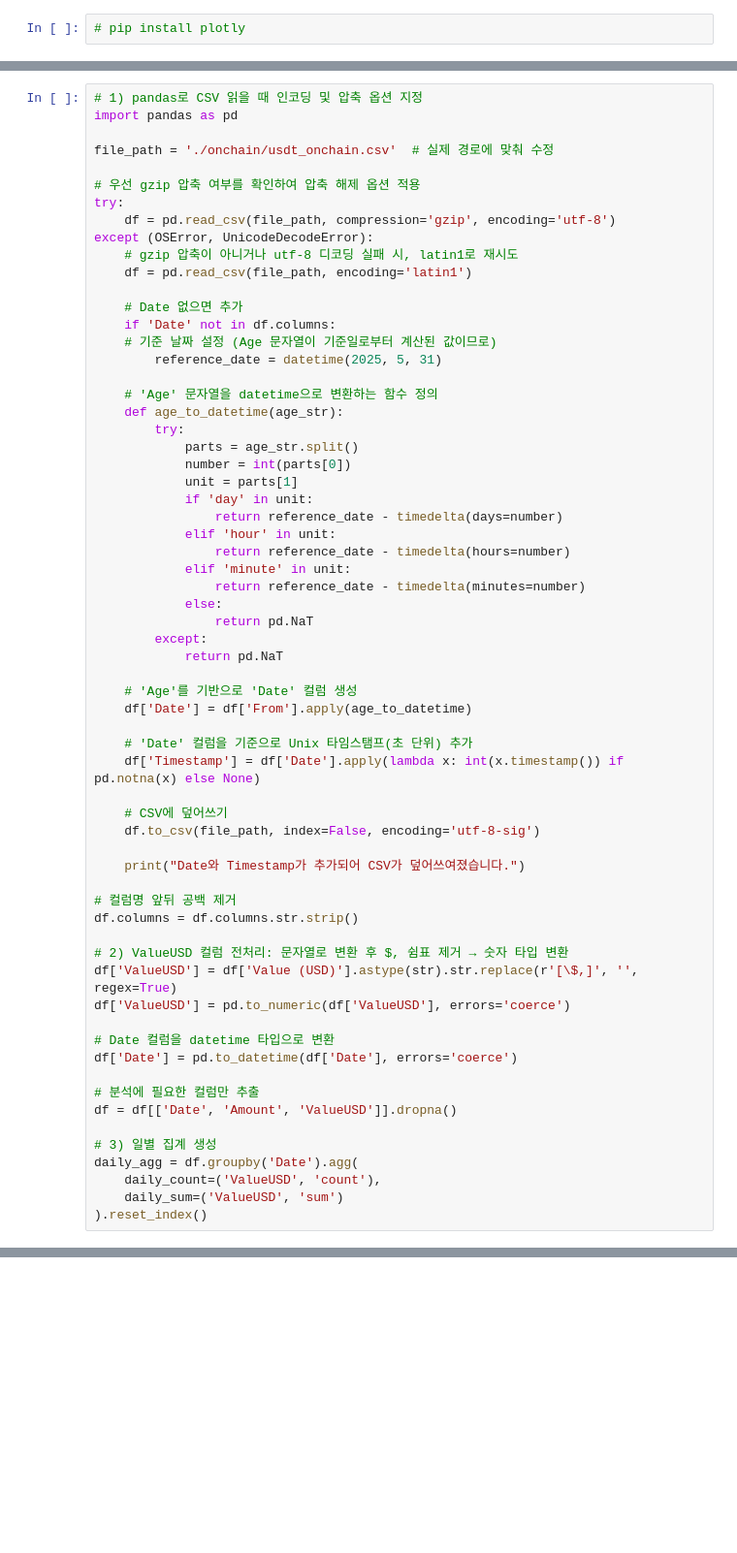
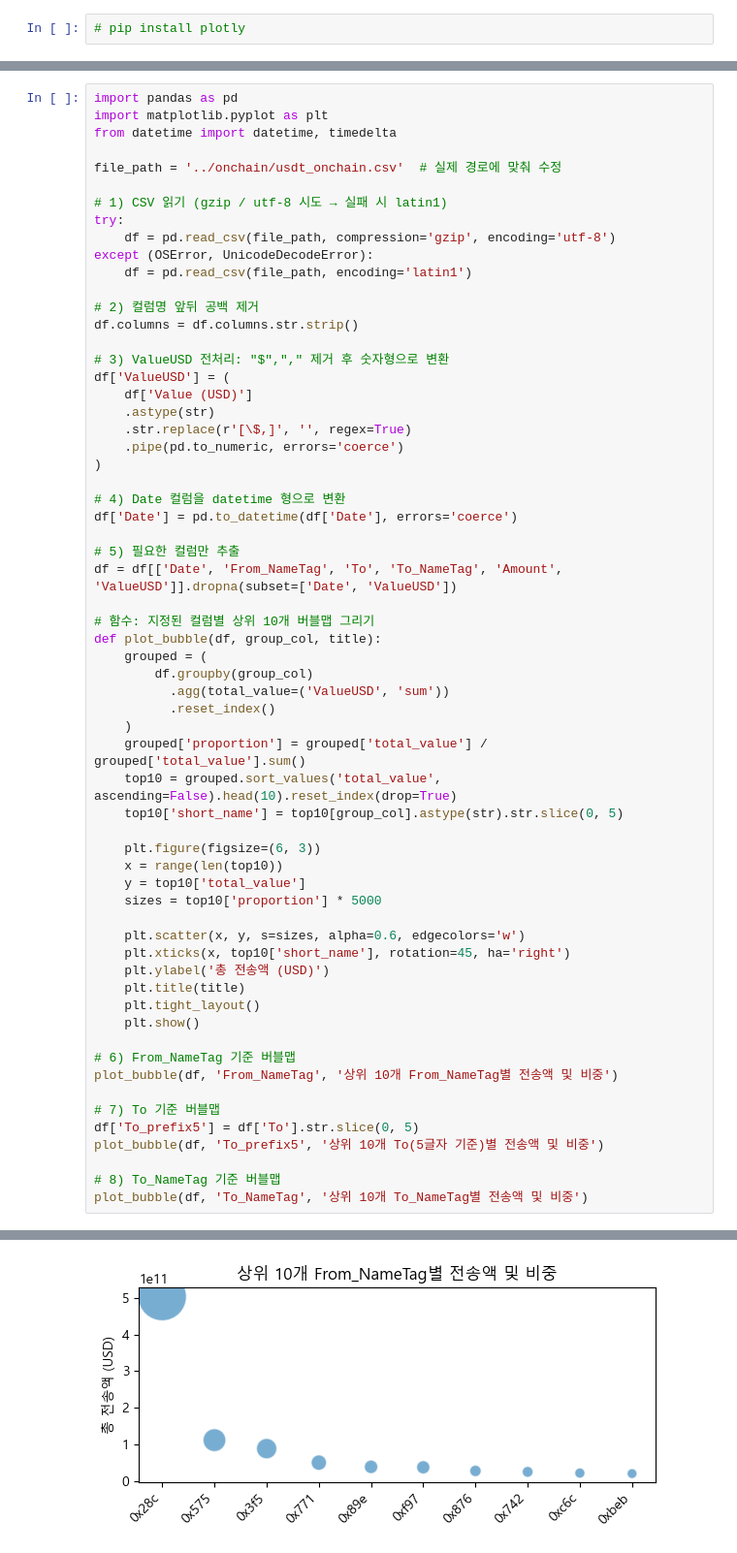
Before and after one commit to Bigdatapro-crypto/crypto, a Jupyter notebook: python/온체인만 분석.ipynb, the cells around one changed output, grey strips where cells are left out. Shown at 97% size. Drawn from its saved outputs; the diff is of its cells as text; blank space fills up the shorter version.

```diff
--- a/온체인만 분석.ipynb
+++ b/python/온체인만 분석.ipynb
@@ -15,67 +16,65 @@ from tensorflow.keras import layers, models, optimizers, callbacks
 plt.rc('font', family='Malgun Gothic')
 plt.rcParams['axes.unicode_minus'] = False
 # %%
-# 1) pandas로 CSV 읽을 때 인코딩 및 압축 옵션 지정
 import pandas as pd
+import matplotlib.pyplot as plt
+from datetime import datetime, timedelta
 
-file_path = './onchain/usdt_onchain.csv'  # 실제 경로에 맞춰 수정
+file_path = '../onchain/usdt_onchain.csv'  # 실제 경로에 맞춰 수정
 
-# 우선 gzip 압축 여부를 확인하여 압축 해제 옵션 적용
+# 1) CSV 읽기 (gzip / utf-8 시도 → 실패 시 latin1)
 try:
     df = pd.read_csv(file_path, compression='gzip', encoding='utf-8')
 except (OSError, UnicodeDecodeError):
-    # gzip 압축이 아니거나 utf-8 디코딩 실패 시, latin1로 재시도
     df = pd.read_csv(file_path, encoding='latin1')
 
-    # Date 없으면 추가
-    if 'Date' not in df.columns:
-    # 기준 날짜 설정 (Age 문자열이 기준일로부터 계산된 값이므로)
-        reference_date = datetime(2025, 5, 31)
-
-    # 'Age' 문자열을 datetime으로 변환하는 함수 정의
-    def age_to_datetime(age_str):
-        try:
-            parts = age_str.split()
-            number = int(parts[0])
-            unit = parts[1]
-            if 'day' in unit:
-                return reference_date - timedelta(days=number)
-            elif 'hour' in unit:
-                return reference_date - timedelta(hours=number)
-            elif 'minute' in unit:
-                return reference_date - timedelta(minutes=number)
-            else:
-                return pd.NaT
-        except:
-            return pd.NaT
-
-    # 'Age'를 기반으로 'Date' 컬럼 생성
-    df['Date'] = df['From'].apply(age_to_datetime)
-
-    # 'Date' 컬럼을 기준으로 Unix 타임스탬프(초 단위) 추가
-    df['Timestamp'] = df['Date'].apply(lambda x: int(x.timestamp()) if pd.notna(x) else None)
-
-    # CSV에 덮어쓰기
-    df.to_csv(file_path, index=False, encoding='utf-8-sig')
-
-    print("Date와 Timestamp가 추가되어 CSV가 덮어쓰여졌습니다.")
-
-# 컬럼명 앞뒤 공백 제거
+# 2) 컬럼명 앞뒤 공백 제거
 df.columns = df.columns.str.strip()
 
-# 2) ValueUSD 컬럼 전처리: 문자열로 변환 후 $, 쉼표 제거 → 숫자 타입 변환
-df['ValueUSD'] = df['Value (USD)'].astype(str).str.replace(r'[\$,]', '', regex=True)
-df['ValueUSD'] = pd.to_numeric(df['ValueUSD'], errors='coerce')
+# 3) ValueUSD 전처리: "$","," 제거 후 숫자형으로 변환
+df['ValueUSD'] = (
+    df['Value (USD)']
+    .astype(str)
+    .str.replace(r'[\$,]', '', regex=True)
+    .pipe(pd.to_numeric, errors='coerce')
+)
 
-# Date 컬럼을 datetime 타입으로 변환
+# 4) Date 컬럼을 datetime 형으로 변환
 df['Date'] = pd.to_datetime(df['Date'], errors='coerce')
 
-# 분석에 필요한 컬럼만 추출
-df = df[['Date', 'Amount', 'ValueUSD']].dropna()
+# 5) 필요한 컬럼만 추출
+df = df[['Date', 'From_NameTag', 'To', 'To_NameTag', 'Amount', 'ValueUSD']].dropna(subset=['Date', 'ValueUSD'])
 
-# 3) 일별 집계 생성
-daily_agg = df.groupby('Date').agg(
-    daily_count=('ValueUSD', 'count'),
-    daily_sum=('ValueUSD', 'sum')
-).reset_index()
+# 함수: 지정된 컬럼별 상위 10개 버블맵 그리기
+def plot_bubble(df, group_col, title):
+    grouped = (
+        df.groupby(group_col)
+          .agg(total_value=('ValueUSD', 'sum'))
+          .reset_index()
+    )
+    grouped['proportion'] = grouped['total_value'] / grouped['total_value'].sum()
+    top10 = grouped.sort_values('total_value', ascending=False).head(10).reset_index(drop=True)
+    top10['short_name'] = top10[group_col].astype(str).str.slice(0, 5)
+
+    plt.figure(figsize=(6, 3))
+    x = range(len(top10))
+    y = top10['total_value']
+    sizes = top10['proportion'] * 5000
+
+    plt.scatter(x, y, s=sizes, alpha=0.6, edgecolors='w')
+    plt.xticks(x, top10['short_name'], rotation=45, ha='right')
+    plt.ylabel('총 전송액 (USD)')
+    plt.title(title)
+    plt.tight_layout()
+    plt.show()
+
+# 6) From_NameTag 기준 버블맵
+plot_bubble(df, 'From_NameTag', '상위 10개 From_NameTag별 전송액 및 비중')
+
+# 7) To 기준 버블맵
+df['To_prefix5'] = df['To'].str.slice(0, 5)
+plot_bubble(df, 'To_prefix5', '상위 10개 To(5글자 기준)별 전송액 및 비중')
+
+# 8) To_NameTag 기준 버블맵
+plot_bubble(df, 'To_NameTag', '상위 10개 To_NameTag별 전송액 및 비중')
 # %% [output]
@@ -82,0 +81 @@ Date와 Timestamp가 추가되어 CSV가 덮어쓰여졌습니다.
+[figure, added]
```
Also changed, not shown: parts of 3 cells of this notebook, 30 other files.
